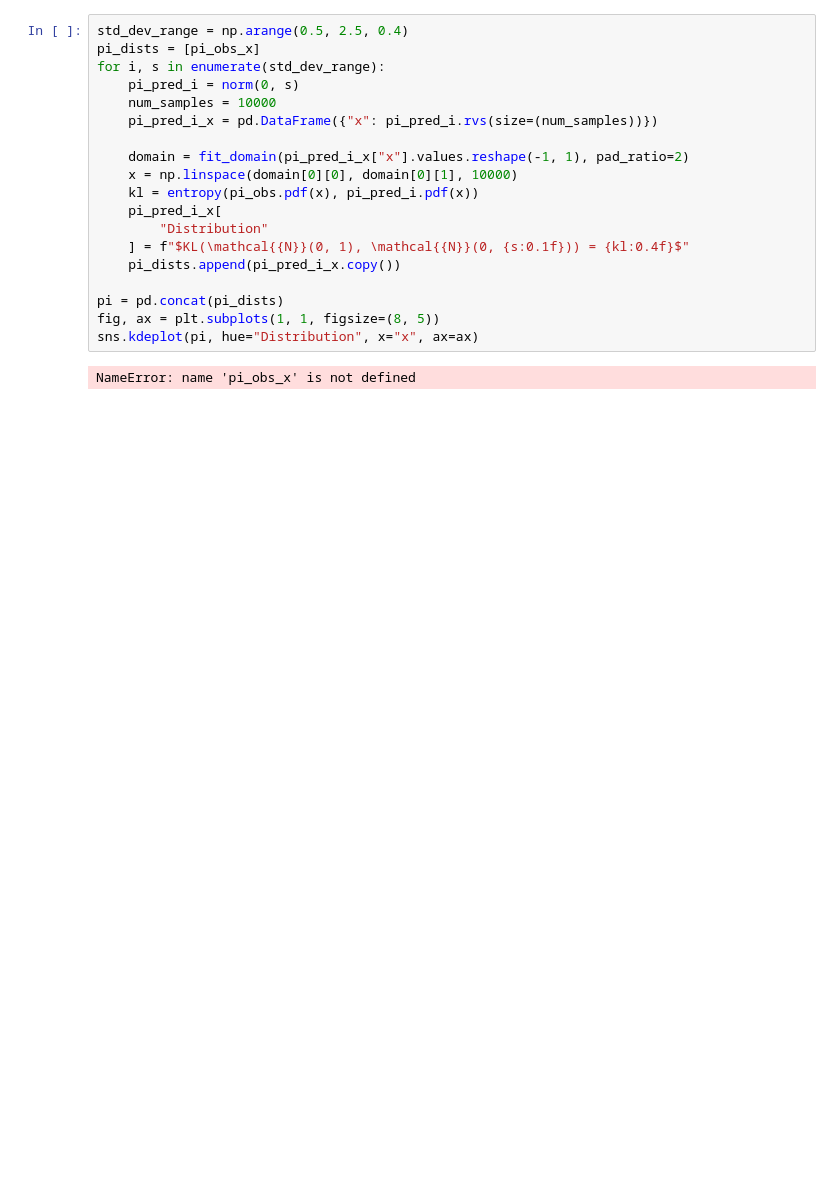
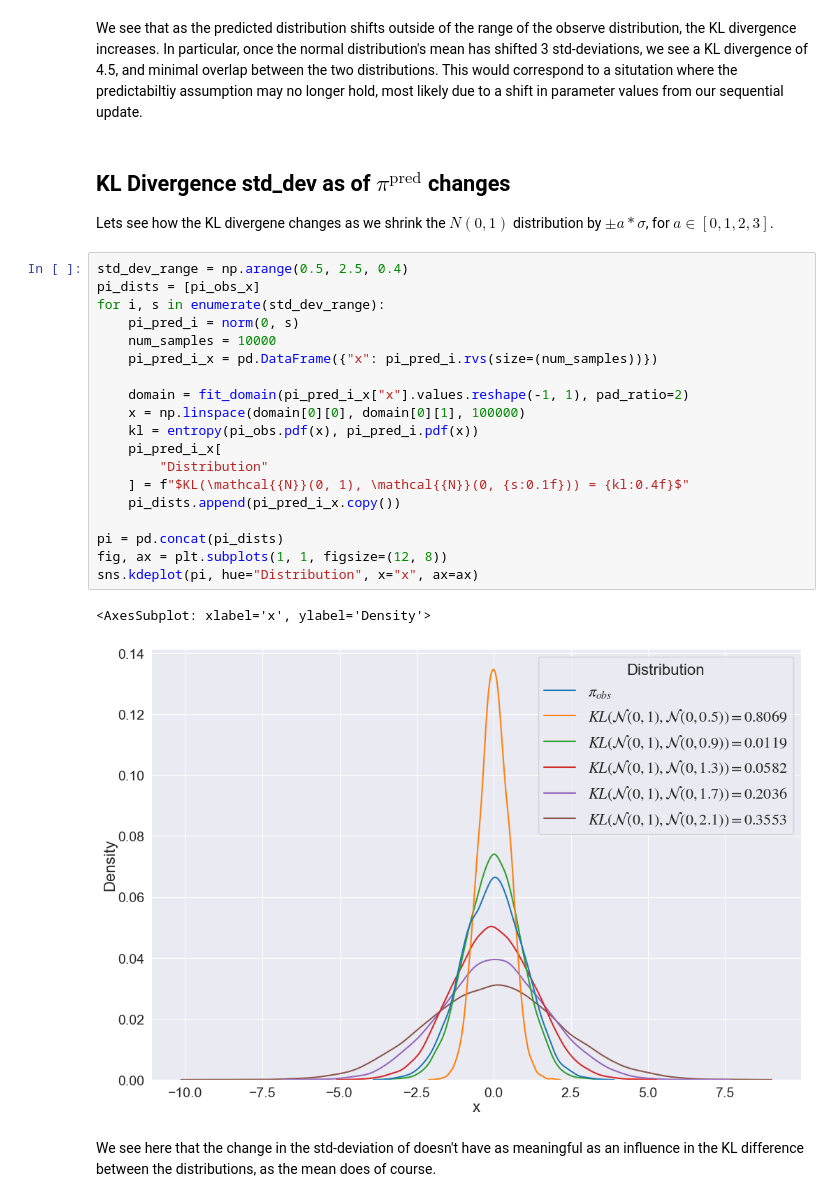
Before and after one commit to UT-CHG/pyDCI, a Jupyter notebook: notebooks/KL-Divergence-Tests.ipynb, the cells around one changed output. Cells and saved outputs as stored; diff of their text form; blank space fills up the shorter version.

```diff
--- a/notebooks/KL-Divergence-Tests.ipynb
+++ b/notebooks/KL-Divergence-Tests.ipynb
@@ -39,21 +67,32 @@ NameError: name 'pi_obs_x' is not defined
+# %% [markdown]
+We see that as the predicted distribution shifts outside of the range of the observe distribution, the KL divergence increases.
+In particular, once the normal distribution's mean has shifted 3 std-deviations, we see a KL divergence of 4.5, and minimal overlap between the two distributions.
+This would correspond to a situtation where the predictabiltiy assumption may no longer hold, most likely due to a shift in parameter values from our sequential update.
+# %% [markdown]
+## KL Divergence std_dev as of $\pi^\mathrm{pred}$ changes
+
+Lets see how the KL divergene changes as we shrink the $N(0,1)$ distribution by $\pm a*\sigma$, for $ a \in [0, 1, 2, 3] $.
 # %%
 std_dev_range = np.arange(0.5, 2.5, 0.4)
 pi_dists = [pi_obs_x]
 for i, s in enumerate(std_dev_range):
     pi_pred_i = norm(0, s)
     num_samples = 10000
     pi_pred_i_x = pd.DataFrame({"x": pi_pred_i.rvs(size=(num_samples))})
 
     domain = fit_domain(pi_pred_i_x["x"].values.reshape(-1, 1), pad_ratio=2)
-    x = np.linspace(domain[0][0], domain[0][1], 10000)
+    x = np.linspace(domain[0][0], domain[0][1], 100000)
     kl = entropy(pi_obs.pdf(x), pi_pred_i.pdf(x))
     pi_pred_i_x[
         "Distribution"
     ] = f"$KL(\mathcal{{N}}(0, 1), \mathcal{{N}}(0, {s:0.1f})) = {kl:0.4f}$"
     pi_dists.append(pi_pred_i_x.copy())
 
 pi = pd.concat(pi_dists)
-fig, ax = plt.subplots(1, 1, figsize=(8, 5))
+fig, ax = plt.subplots(1, 1, figsize=(12, 8))
 sns.kdeplot(pi, hue="Distribution", x="x", ax=ax)
 # %% [output]
-NameError: name 'pi_obs_x' is not defined
+<AxesSubplot: xlabel='x', ylabel='Density'>
+[figure, added]
+# %% [markdown]
+We see here that the change in the std-deviation of doesn't have as meaningful as an influence in the KL difference between the distributions, as the mean does of course.
```
Also changed, not shown: parts of 11 cells of this notebook, 16 other files.
